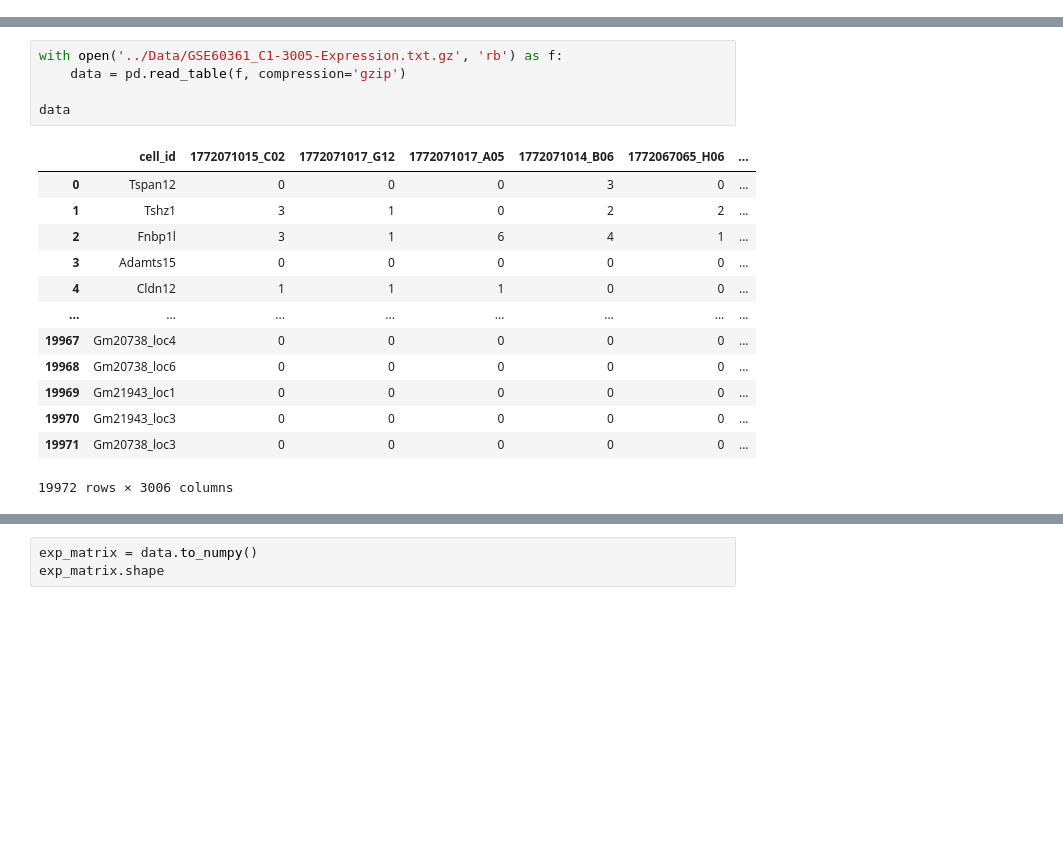
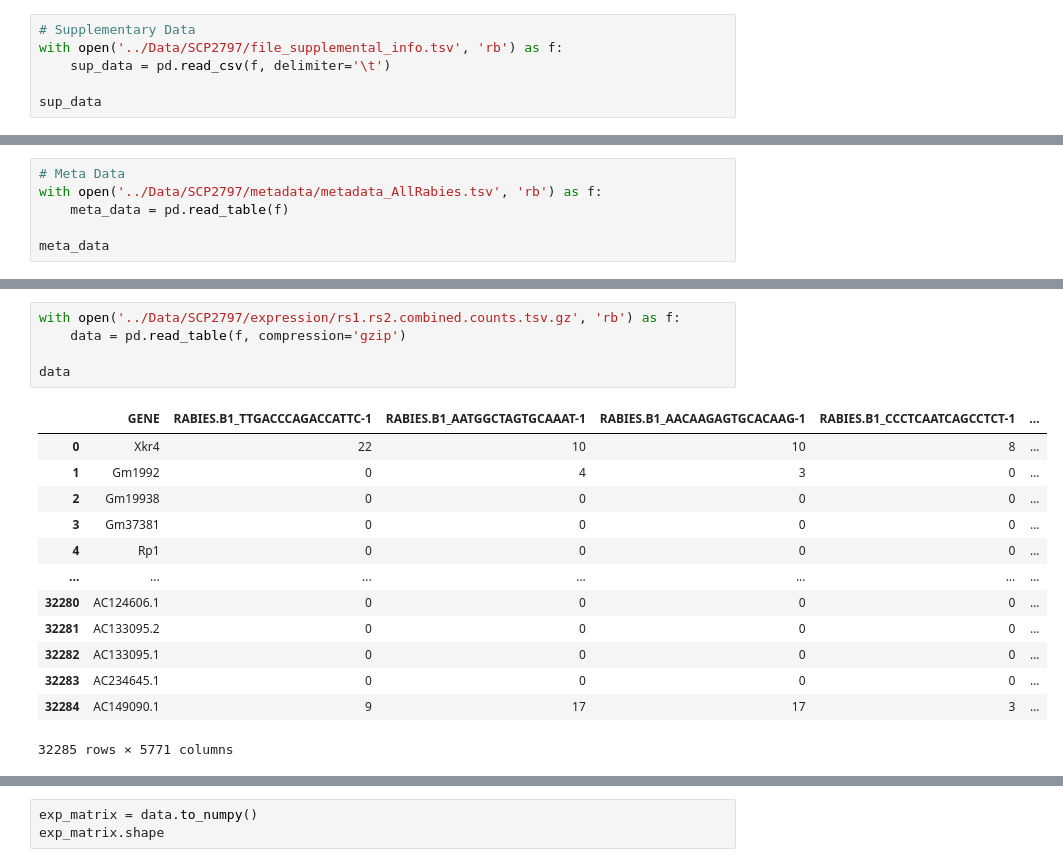
Before and after one commit to Chucklemunch/BMI_776_Project, a Jupyter notebook: Sandbox/Data_Exploration.ipynb, the cells around one changed output, grey strips where cells are left out. Saved outputs shown, nothing was run; the diff lists cells and outputs as text; blank space fills up the shorter version.

```diff
--- a/Sandbox/Data_Exploration.ipynb
+++ b/Sandbox/Data_Exploration.ipynb
@@ -7,3 +7,9 @@ import sys
 sys.path.append('../GENIE3/GENIE3_python/')
 from GENIE3 import GENIE3
 from matplotlib import pyplot as plt
+# %%
+# Supplementary Data
+with open('../Data/SCP2797/file_supplemental_info.tsv', 'rb') as f:
+    sup_data = pd.read_csv(f, delimiter='\t')
+
+sup_data
@@ -9,0 +23,6 @@ from matplotlib import pyplot as plt
+# %%
+# Meta Data
+with open('../Data/SCP2797/metadata/metadata_AllRabies.tsv', 'rb') as f:
+    meta_data = pd.read_table(f)
+
+meta_data
@@ -10,20 +60,20 @@ from matplotlib import pyplot as plt
 # %%
-with open('../Data/GSE60361_C1-3005-Expression.txt.gz', 'rb') as f:
+with open('../Data/SCP2797/expression/rs1.rs2.combined.counts.tsv.gz', 'rb') as f:
     data = pd.read_table(f, compression='gzip')
 
 data
 # %% [output]
-|  | cell_id | 1772071015_C02 | 1772071017_G12 | 1772071017_A05 | 1772071014_B06 | 1772067065_H06 | ... |
-| 0 | Tspan12 | 0 | 0 | 0 | 3 | 0 | ... |
-| 1 | Tshz1 | 3 | 1 | 0 | 2 | 2 | ... |
-| 2 | Fnbp1l | 3 | 1 | 6 | 4 | 1 | ... |
-| 3 | Adamts15 | 0 | 0 | 0 | 0 | 0 | ... |
-| 4 | Cldn12 | 1 | 1 | 1 | 0 | 0 | ... |
-| ... | ... | ... | ... | ... | ... | ... | ... |
-| 19967 | Gm20738_loc4 | 0 | 0 | 0 | 0 | 0 | ... |
-| 19968 | Gm20738_loc6 | 0 | 0 | 0 | 0 | 0 | ... |
-| 19969 | Gm21943_loc1 | 0 | 0 | 0 | 0 | 0 | ... |
-| 19970 | Gm21943_loc3 | 0 | 0 | 0 | 0 | 0 | ... |
-| 19971 | Gm20738_loc3 | 0 | 0 | 0 | 0 | 0 | ... |
+|  | GENE | RABIES.B1_TTGACCCAGACCATTC-1 | RABIES.B1_AATGGCTAGTGCAAAT-1 | RABIES.B1_AACAAGAGTGCACAAG-1 | RABIES.B1_CCCTCAATCAGCCTCT-1 | ... |
+| 0 | Xkr4 | 22 | 10 | 10 | 8 | ... |
+| 1 | Gm1992 | 0 | 4 | 3 | 0 | ... |
+| 2 | Gm19938 | 0 | 0 | 0 | 0 | ... |
+| 3 | Gm37381 | 0 | 0 | 0 | 0 | ... |
+| 4 | Rp1 | 0 | 0 | 0 | 0 | ... |
+| ... | ... | ... | ... | ... | ... | ... |
+| 32280 | AC124606.1 | 0 | 0 | 0 | 0 | ... |
+| 32281 | AC133095.2 | 0 | 0 | 0 | 0 | ... |
+| 32282 | AC133095.1 | 0 | 0 | 0 | 0 | ... |
+| 32283 | AC234645.1 | 0 | 0 | 0 | 0 | ... |
+| 32284 | AC149090.1 | 9 | 17 | 17 | 3 | ... |
-19972 rows × 3006 columns
+32285 rows × 5771 columns
 # %%
```
Also changed, not shown: parts of 19 cells of this notebook, 13 other files.
